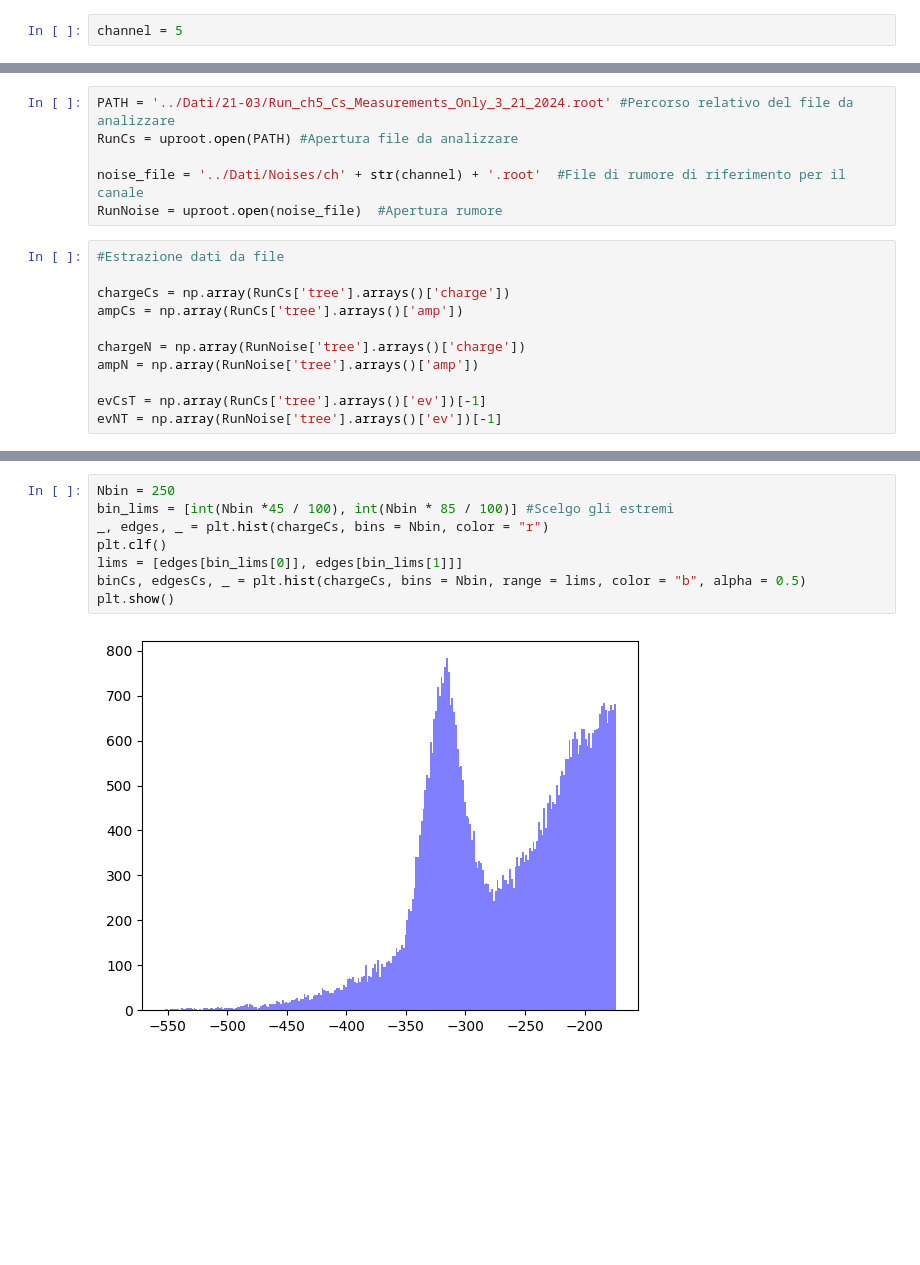
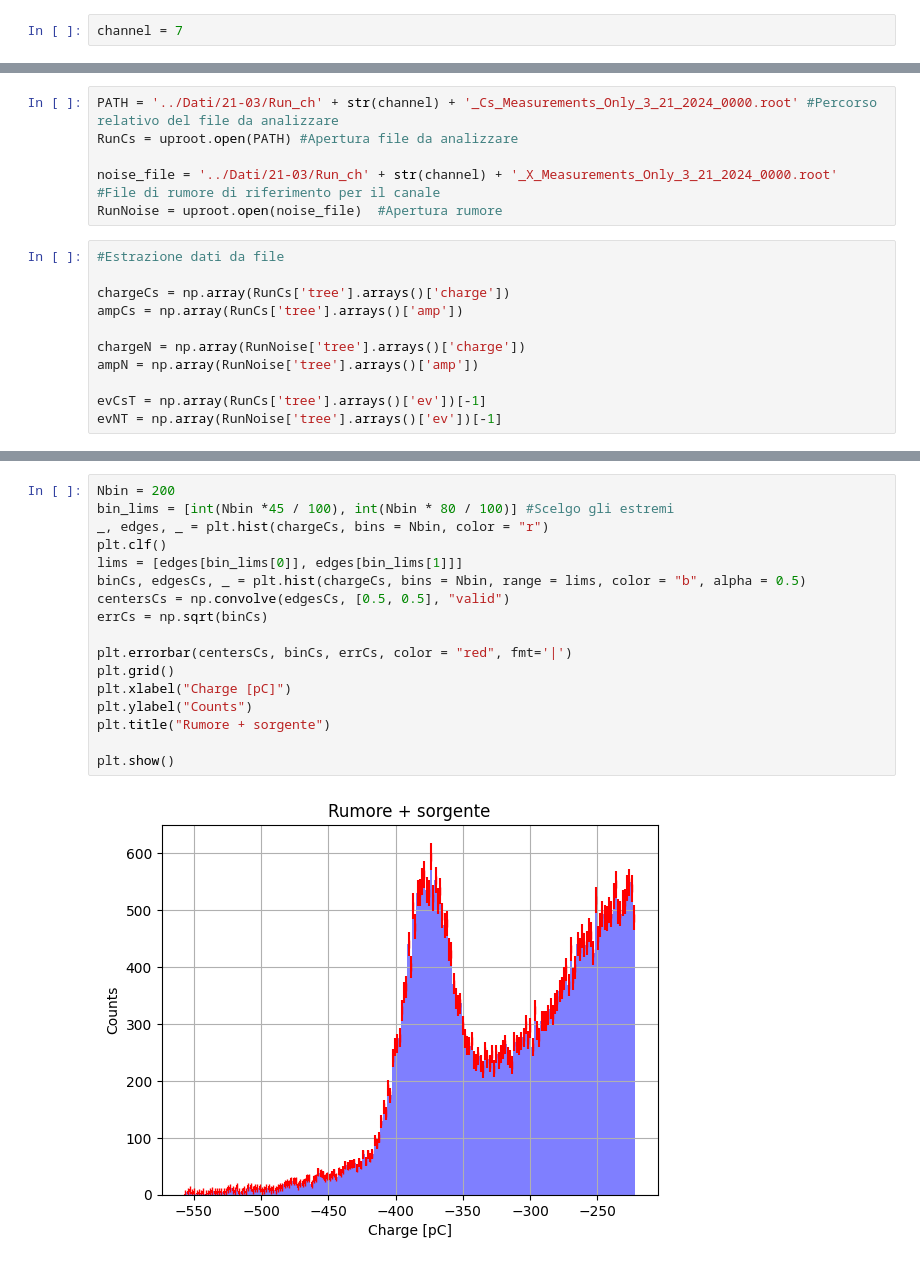
Before and after one commit to 0-DvD-0/Sfera, a Jupyter notebook: Jupyter/Fit completo.ipynb, the cells around one changed output, grey strips where cells are left out. Cells and saved outputs as stored; diff of their text form; blank space fills up the shorter version.

```diff
--- a/Jupyter/Fit completo.ipynb
+++ b/Jupyter/Fit completo.ipynb
@@ -8,5 +6,5 @@ Welcome to JupyROOT 6.30/06
 # %%
-channel = 5
+channel = 7
 # %%
 #Tensione per considerare il segnale come saturato
 Vt = np.array([-1.3, -1.3, -1.3, -1.3, -1.3, -1.3, -1.5, -1.3,
@@ -22,10 +20,10 @@ Vt = Vt[channel]
 Q_max = Q_max[channel]
 Q_min = Q_min[channel]
 # %%
-PATH = '../Dati/21-03/Run_ch5_Cs_Measurements_Only_3_21_2024.root' #Percorso relativo del file da analizzare
+PATH = '../Dati/21-03/Run_ch' + str(channel) + '_Cs_Measurements_Only_3_21_2024_0000.root' #Percorso relativo del file da analizzare
 RunCs = uproot.open(PATH) #Apertura file da analizzare
 
-noise_file = '../Dati/Noises/ch' + str(channel) + '.root'  #File di rumore di riferimento per il canale
+noise_file = '../Dati/21-03/Run_ch' + str(channel) + '_X_Measurements_Only_3_21_2024_0000.root'  #File di rumore di riferimento per il canale
 RunNoise = uproot.open(noise_file)  #Apertura rumore
 # %%
 #Estrazione dati da file
@@ -64,13 +62,22 @@ print("#Noise ripulita su ch " + str(channel) + " = " + str(len(chargeN)))
 # %%
-Nbin = 250
-bin_lims = [int(Nbin *45 / 100), int(Nbin * 85 / 100)] #Scelgo gli estremi
+Nbin = 200
+bin_lims = [int(Nbin *45 / 100), int(Nbin * 80 / 100)] #Scelgo gli estremi
 _, edges, _ = plt.hist(chargeCs, bins = Nbin, color = "r")
 plt.clf()
 lims = [edges[bin_lims[0]], edges[bin_lims[1]]]
 binCs, edgesCs, _ = plt.hist(chargeCs, bins = Nbin, range = lims, color = "b", alpha = 0.5)
+centersCs = np.convolve(edgesCs, [0.5, 0.5], "valid")
+errCs = np.sqrt(binCs)
+
+plt.errorbar(centersCs, binCs, errCs, color = "red", fmt='|')
+plt.grid()
+plt.xlabel("Charge [pC]")
+plt.ylabel("Counts")
+plt.title("Rumore + sorgente")
+
 plt.show()
 # %% [output]
-[figure, old version]
+[figure, new version]
 # %%
 binN, edgesN, _ = plt.hist(chargeN, bins = Nbin, range = lims, color = "b", alpha = 0.5)
 centersN = np.convolve(edgesN, [0.5, 0.5], "valid")
```
Also changed, not shown: parts of 6 cells of this notebook.
